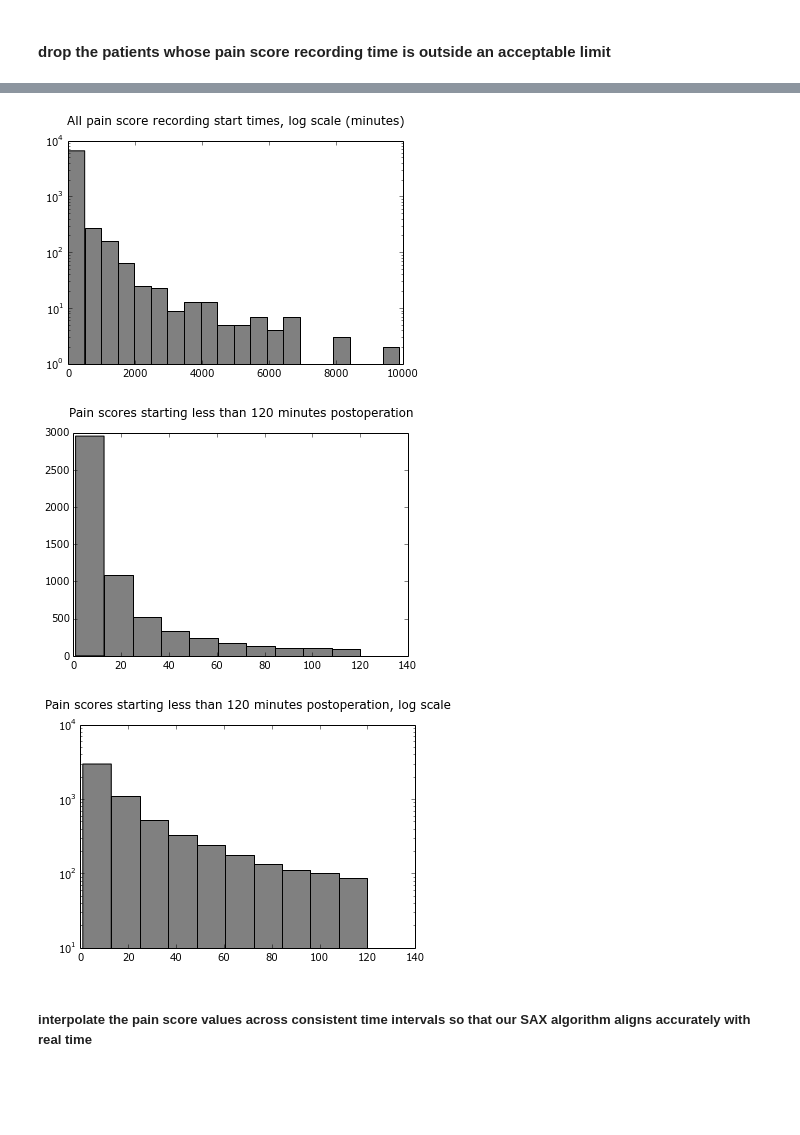
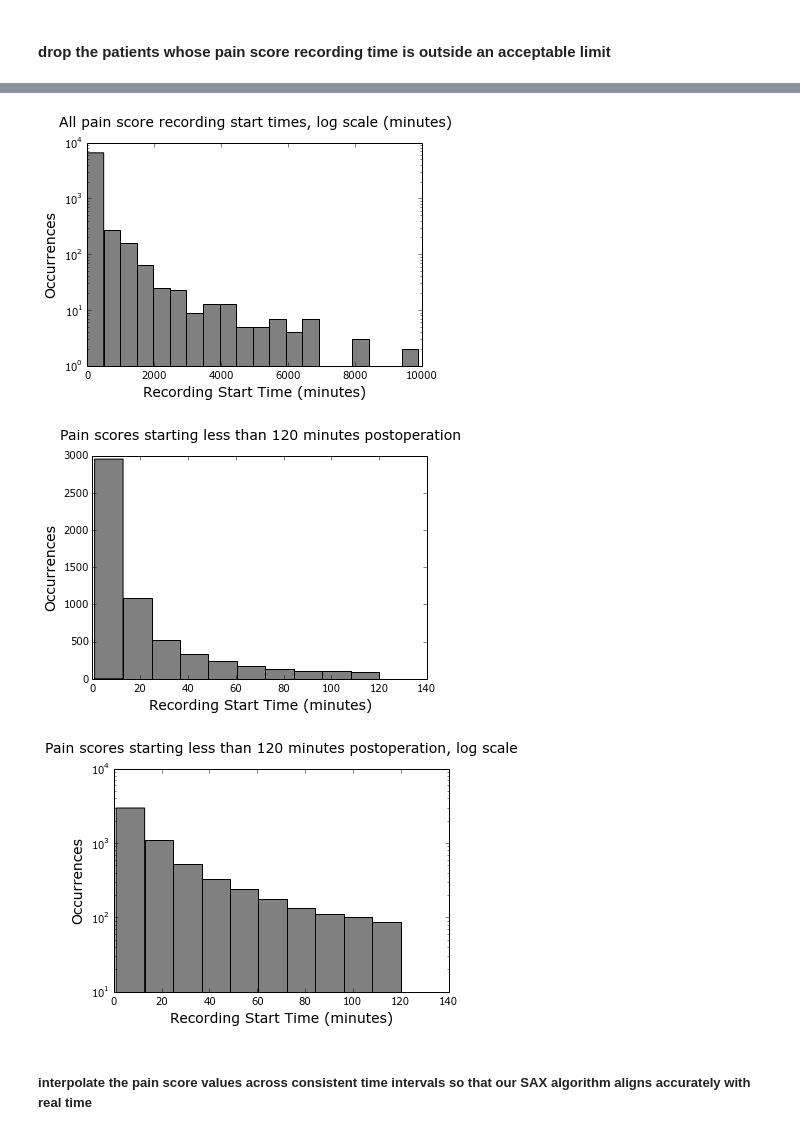
Before and after one commit to pvnick/tempos, a Jupyter notebook: pain_sax_ported.ipynb, the cells around one changed output, grey strips where cells are left out. Saved outputs shown, nothing was run; the diff lists cells and outputs as text; code cells hidden in the pictures; blank space fills up the shorter version.

```diff
--- a/pain_sax_ported.ipynb
+++ b/pain_sax_ported.ipynb
@@ -54,22 +54,30 @@ start_recording_time_minutes_cutoff = 120
 recording_time_grouped_by_patient = pain_data[["PatientID", "NRSTimeFromEndSurgery_mins"]].groupby("PatientID")
 recording_start_minutes = recording_time_grouped_by_patient.min()
 
-plt.title("All pain score recording start times (minutes)").set_y(1.05)
+plt.title("All pain score recording start times (minutes)", fontsize=14).set_y(1.05)
+plt.ylabel("Occurrences", fontsize=14)
+plt.xlabel("Recording Start Time (minutes)", fontsize=14)
 plt.hist(recording_start_minutes.values, bins=20, color="0.5")
 plt.savefig(figure_save_dir + "pain_score_start_times.pdf")
 plt.show()
-plt.title("All pain score recording start times, log scale (minutes)").set_y(1.05)
+plt.title("All pain score recording start times, log scale (minutes)", fontsize=14).set_y(1.05)
+plt.ylabel("Occurrences", fontsize=14)
+plt.xlabel("Recording Start Time (minutes)", fontsize=14)
 plt.hist(recording_start_minutes.values, bins=20, log=True, color="0.5")
 plt.savefig(figure_save_dir + "pain_score_start_times_log.pdf")
 plt.show()
 
 recording_start_cutoff_patientid_minutes = recording_start_minutes[recording_start_minutes <= start_recording_time_minutes_cutoff].dropna()
 
-plt.title("Pain scores starting less than " + str(start_recording_time_minutes_cutoff) + " minutes postoperation").set_y(1.05)
+plt.title("Pain scores starting less than " + str(start_recording_time_minutes_cutoff) + " minutes postoperation", fontsize=14).set_y(1.05)
+plt.ylabel("Occurrences", fontsize=14)
+plt.xlabel("Recording Start Time (minutes)", fontsize=14)
 plt.hist(recording_start_cutoff_patientid_minutes.values, color="0.5")
 plt.savefig(figure_save_dir + "pain_score_start_times_lte2hours.pdf")
 plt.show()
-plt.title("Pain scores starting less than " + str(start_recording_time_minutes_cutoff) + " minutes postoperation, log scale").set_y(1.05)
+plt.title("Pain scores starting less than " + str(start_recording_time_minutes_cutoff) + " minutes postoperation, log scale", fontsize=14).set_y(1.05)
+plt.ylabel("Occurrences", fontsize=14)
+plt.xlabel("Recording Start Time (minutes)", fontsize=14)
 plt.hist(recording_start_cutoff_patientid_minutes.values, log=True, color="0.5")
 plt.savefig(figure_save_dir + "pain_score_start_times_lte2hours_log.pdf")
 plt.show()
@@ -81,6 +89,6 @@ start_cutoff_pain_data = pain_data.set_index("PatientID").ix[cutoff_patientids].
-[figure, old version]
+[figure, new version]
-[figure, old version]
+[figure, new version]
-[figure, old version]
+[figure, new version]
 # %% [markdown]
 ##### interpolate the pain score values across consistent time intervals so that our SAX algorithm aligns accurately with real time
 # %%
```
Also changed, not shown: parts of 4 cells of this notebook, 1 other file.
